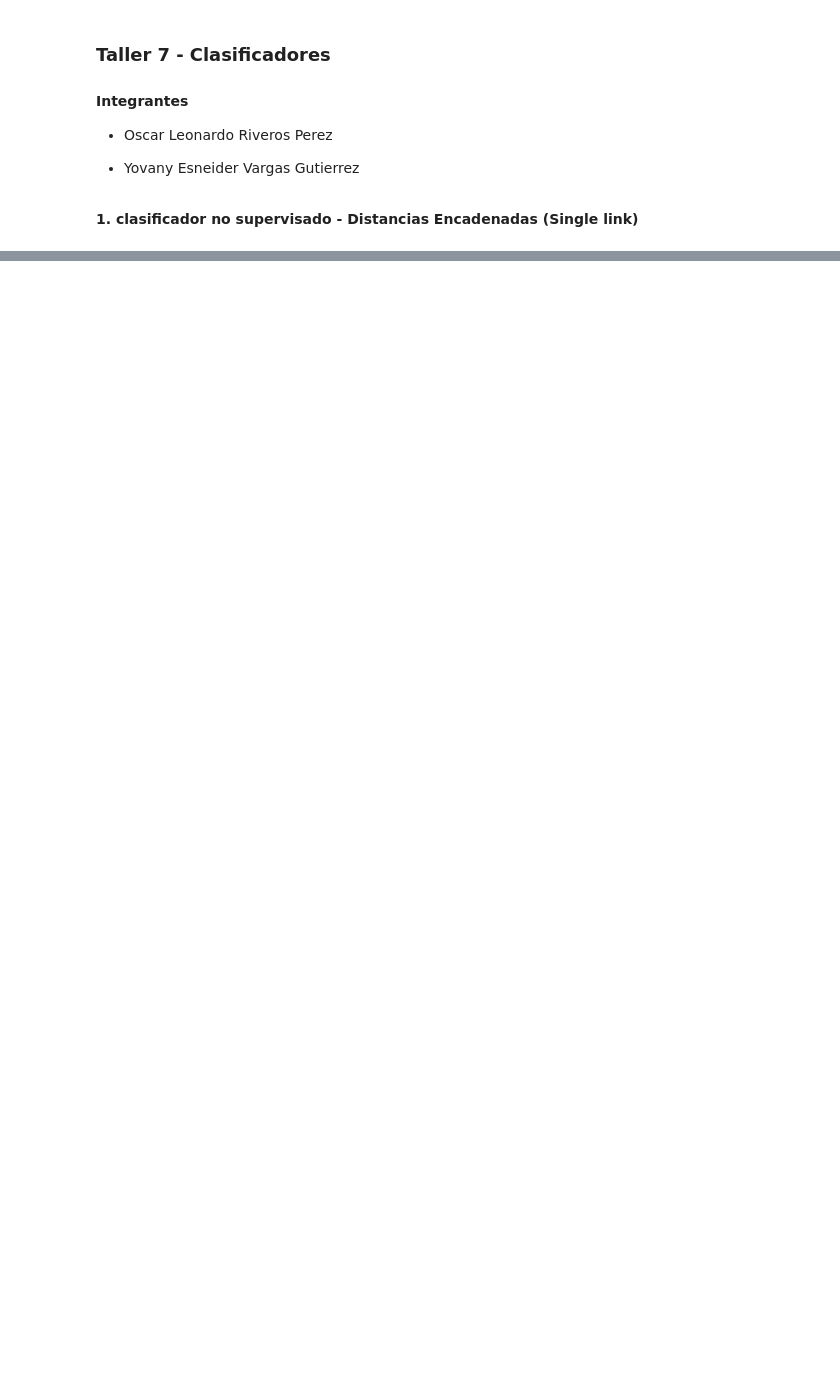
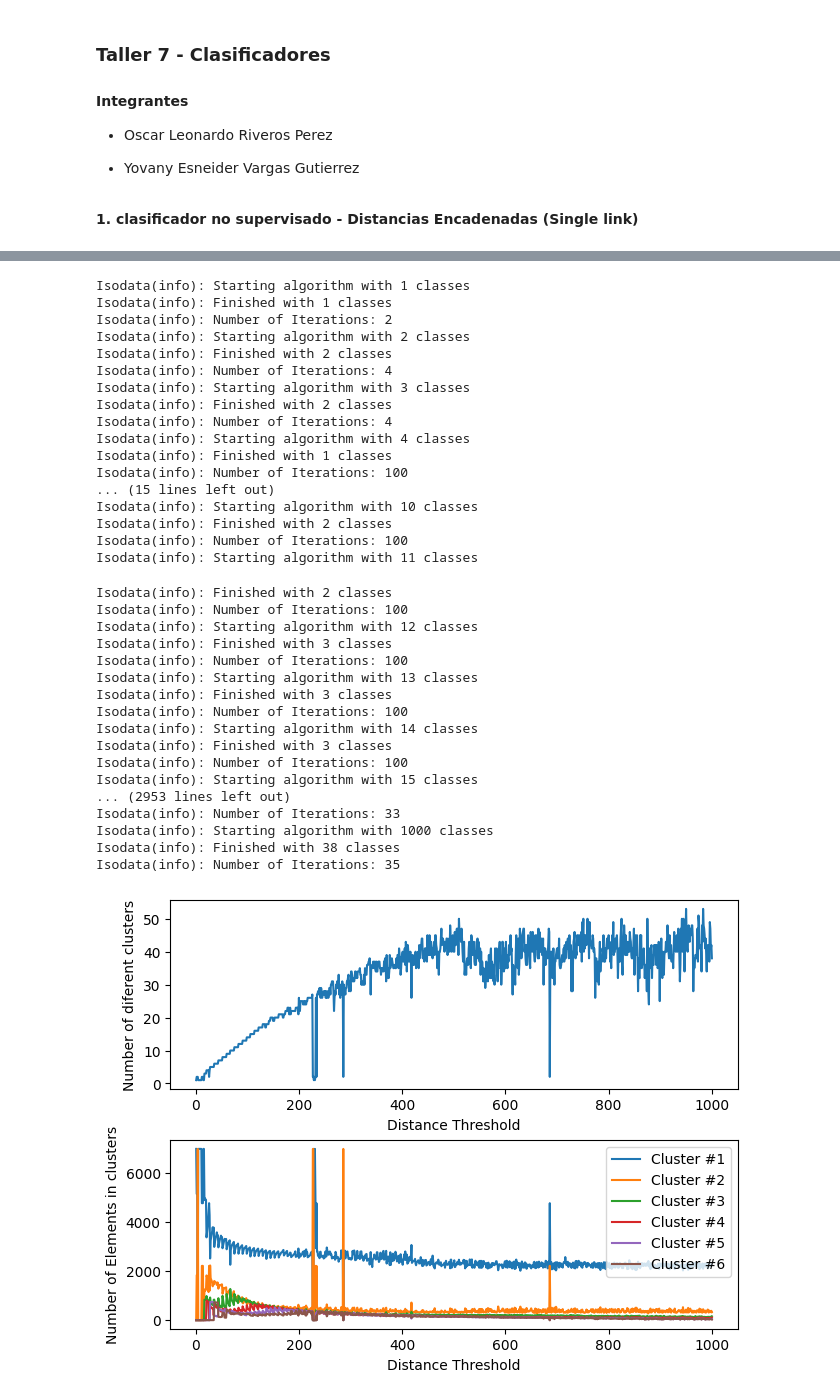
Before and after one commit to KouzouAkizuki/Tecnicas-de-IA---2024-I, a Jupyter notebook: Talleres/Taller 7/Taller 7.ipynb, the cells around one changed output, grey strips where cells are left out. Saved outputs shown, nothing was run; the diff lists cells and outputs as text; code cells hidden in the pictures; blank space fills up the shorter version.

```diff
--- a/Talleres/Taller 7/Taller 7.ipynb
+++ b/Talleres/Taller 7/Taller 7.ipynb
@@ -78 +86,79 @@ plt.show()
+# %%
+import isodata as iso
+
+# run Isodata
+
+Points=1000
+Threshold_Samples=np.arange(1,Points+1,1)
+
+Number_Diferent_Clusters=np.zeros(Points)
+Number_Elements_n_Clusters=np.zeros((Points,6))
+Element=0
+
+for i in Threshold_Samples:
+
+    params = {"K": i, "I" : 100, "P" : 2, "THETA_M" : 10, "THETA_S" : 0.1,    "THETA_C" : 2, "THETA_O" : 0.01}
+
+
+    class_image = iso.isodata_classification(X_train, parameters=params)
+    unique, counts = np.unique(class_image, return_counts=True)
+
+    Number_Diferent_Clusters[Element]=len(unique)
+
+    if(len(counts)<6):
+        Number_Elements_n_Clusters[Element][:len(counts)]=counts
+    else:
+        Number_Elements_n_Clusters[Element][:]=counts[:6]
+    Element=Element+1
+
+
+fig, (ax0, ax1) = plt.subplots(2, 1, layout='constrained')
+
+ax0.plot(Threshold_Samples, Number_Diferent_Clusters)
+ax0.set_ylabel('Number of diferent clusters')
+ax0.set_xlabel('Distance Threshold')
+
+
+ax1.plot(Threshold_Samples, Number_Elements_n_Clusters)
+ax1.set_ylabel('Number of Elements in clusters')
+ax1.set_xlabel('Distance Threshold')
+ax1.legend(['Cluster #1', 'Cluster #2','Cluster #3', 'Cluster #4','Cluster #5', 'Cluster #6','Cluster #7', 'Cluster #8'])
+
+plt.show()
+# %% [output]
+Isodata(info): Starting algorithm with 1 classes
+Isodata(info): Finished with 1 classes
+Isodata(info): Number of Iterations: 2
+Isodata(info): Starting algorithm with 2 classes
+Isodata(info): Finished with 2 classes
+Isodata(info): Number of Iterations: 4
+Isodata(info): Starting algorithm with 3 classes
+Isodata(info): Finished with 2 classes
+Isodata(info): Number of Iterations: 4
+Isodata(info): Starting algorithm with 4 classes
+Isodata(info): Finished with 1 classes
+Isodata(info): Number of Iterations: 100
+... (15 lines left out)
+Isodata(info): Starting algorithm with 10 classes
+Isodata(info): Finished with 2 classes
+Isodata(info): Number of Iterations: 100
+Isodata(info): Starting algorithm with 11 classes
+Isodata(info): Finished with 2 classes
+Isodata(info): Number of Iterations: 100
+Isodata(info): Starting algorithm with 12 classes
+Isodata(info): Finished with 3 classes
+Isodata(info): Number of Iterations: 100
+Isodata(info): Starting algorithm with 13 classes
+Isodata(info): Finished with 3 classes
+Isodata(info): Number of Iterations: 100
+Isodata(info): Starting algorithm with 14 classes
+Isodata(info): Finished with 3 classes
+Isodata(info): Number of Iterations: 100
+Isodata(info): Starting algorithm with 15 classes
+... (2953 lines left out)
+Isodata(info): Number of Iterations: 33
+Isodata(info): Starting algorithm with 1000 classes
+Isodata(info): Finished with 38 classes
+Isodata(info): Number of Iterations: 35
+[figure, added]
 # %% [markdown]
```
Also changed, not shown: parts of 8 cells of this notebook, 1 other file.
